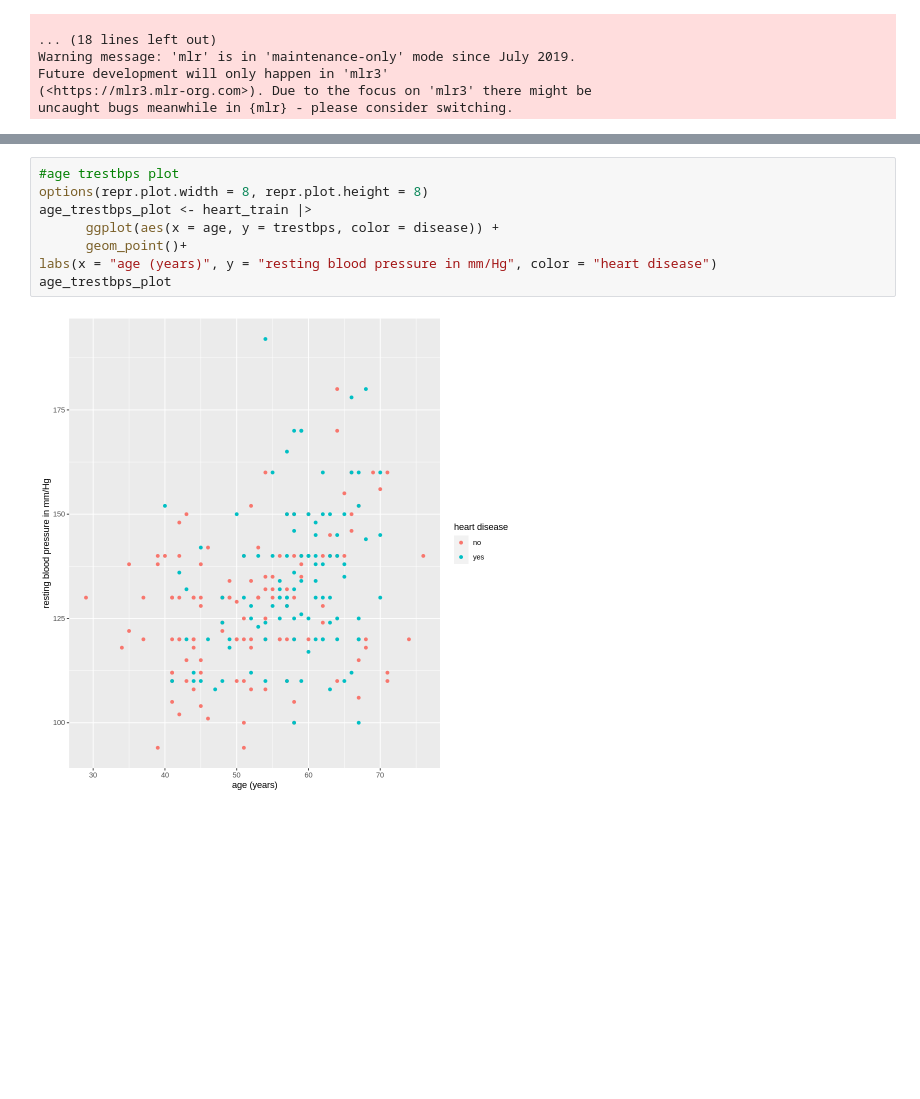
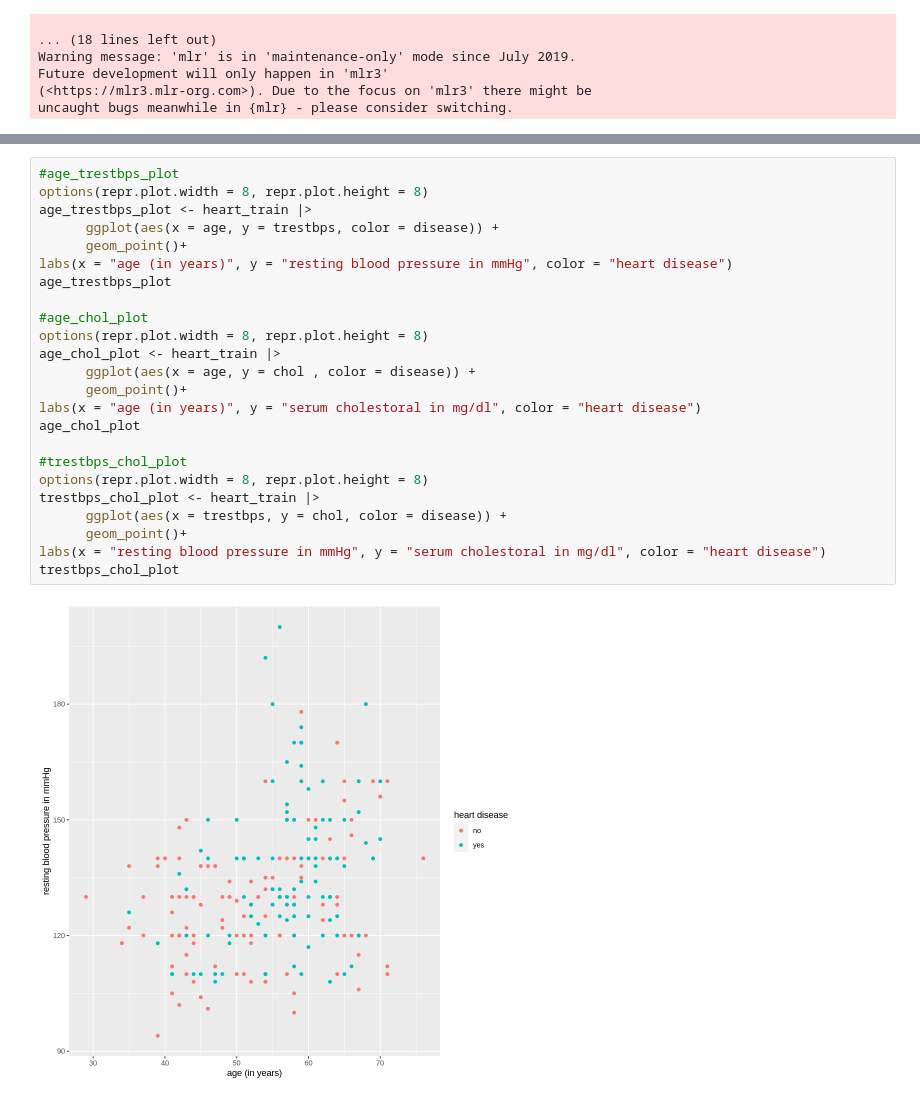
Before and after one commit to auraaaaura/dsci-100-2023-group-44, a Jupyter notebook: code part.ipynb, the cells around one changed output, grey strips where cells are left out. Cells and saved outputs as stored; diff of their text form; blank space fills up the shorter version.

```diff
--- a/code part.ipynb
+++ b/code part.ipynb
@@ -210,10 +134,26 @@ oldpeak_disease_plot
 # %%
-#age trestbps plot
+#age_trestbps_plot
 options(repr.plot.width = 8, repr.plot.height = 8)
 age_trestbps_plot <- heart_train |>
       ggplot(aes(x = age, y = trestbps, color = disease)) +
       geom_point()+
-labs(x = "age (years)", y = "resting blood pressure in mm/Hg", color = "heart disease")
+labs(x = "age (in years)", y = "resting blood pressure in mmHg", color = "heart disease")
 age_trestbps_plot
+
+#age_chol_plot
+options(repr.plot.width = 8, repr.plot.height = 8)
+age_chol_plot <- heart_train |>
+      ggplot(aes(x = age, y = chol , color = disease)) +
+      geom_point()+
+labs(x = "age (in years)", y = "serum cholestoral in mg/dl", color = "heart disease")
+age_chol_plot
+
+#trestbps_chol_plot
+options(repr.plot.width = 8, repr.plot.height = 8)
+trestbps_chol_plot <- heart_train |>
+      ggplot(aes(x = trestbps, y = chol, color = disease)) +
+      geom_point()+
+labs(x = "resting blood pressure in mmHg", y = "serum cholestoral in mg/dl", color = "heart disease")
+trestbps_chol_plot
 # %% [output]
-[figure, old version]
+[figure, new version]
```
Also changed, not shown: parts of 12 cells of this notebook.
